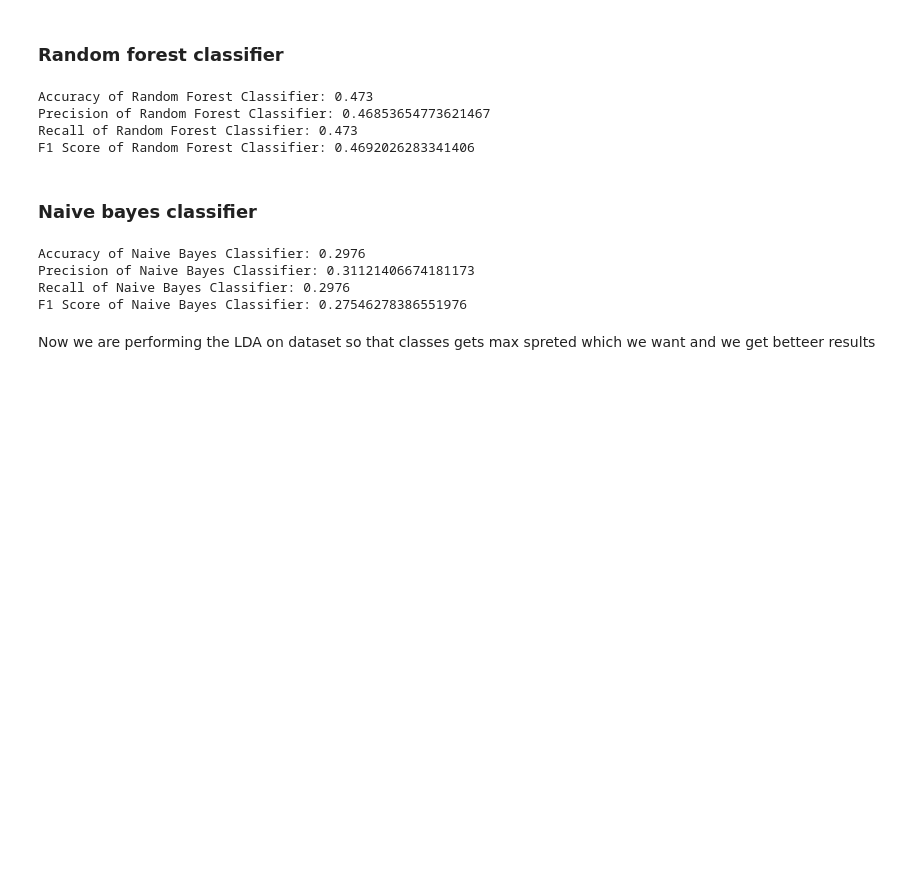
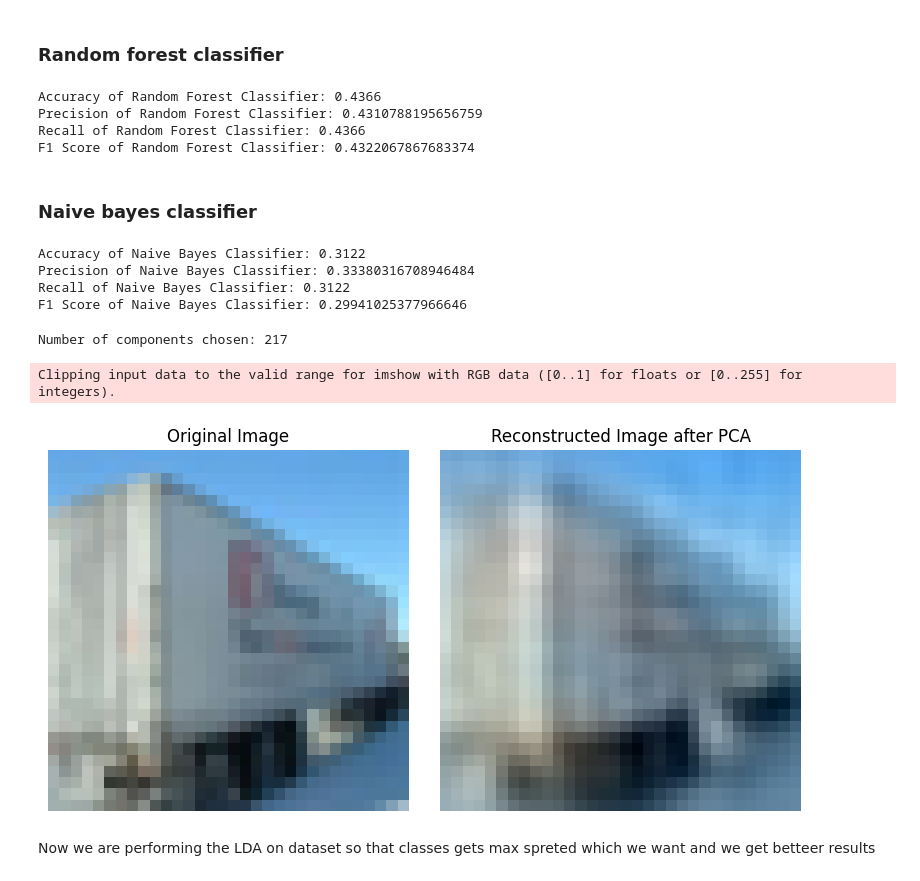
Before and after one commit to b22ee023/prml_object_recognition, a Jupyter notebook: object_recog.ipynb, the cells around one changed output. Drawn from its saved outputs; the diff is of its cells as text; code cells hidden in the pictures; blank space fills up the shorter version.

Commit message:
done PCA and trained the model

```diff
--- a/object_recog.ipynb
+++ b/object_recog.ipynb
@@ -79,17 +79,17 @@ Data Normalisation
 # Flattening is typically done as traditional ml models require input in 2-d format
 # more on the 2-d format - each row represents a single sample (image) and each column represents a feature (pixel).
 print(f"here is X_train's shape before Flattening \n{X_train.shape}")
-X_train = X_train.reshape(X_train.shape[0], -1)
-X_test = X_test.reshape(X_test.shape[0], -1)
+X_train_flat = X_train.reshape(X_train.shape[0], -1)
+X_test_flat = X_test.reshape(X_test.shape[0], -1)
 
-print(f"here is X_train's shape after Flattening \n{X_train.shape}")
+print(f"here is X_train's shape after Flattening \n{X_train_flat.shape}")
 # As the pixel values in rgb channel of feature set range from 0-255 we are scaling it down to 0.0-1.0
 
-min_value = np.min(X_train)
-max_value = np.max(X_train)
+min_value = np.min(X_train_flat)
+max_value = np.max(X_train_flat)
 # Perform min-max normalization
-X_train_normalized = (X_train - min_value) / (max_value - min_value)
-X_test_normalized = (X_test - min_value) / (max_value - min_value)
+X_train_normalized = (X_train_flat - min_value) / (max_value - min_value)
+X_test_normalized = (X_test_flat - min_value) / (max_value - min_value)
 # %% [output]
 here is X_train's shape before Flattening
 (50000, 32, 32, 3)
@@ -199,10 +193,10 @@ print("Precision of Random Forest Classifier:", precision_random_forest)
 print("Recall of Random Forest Classifier:", recall_random_forest)
 print("F1 Score of Random Forest Classifier:", f1_random_forest)
 # %% [output]
-Accuracy of Random Forest Classifier: 0.473
-Precision of Random Forest Classifier: 0.46853654773621467
-Recall of Random Forest Classifier: 0.473
-F1 Score of Random Forest Classifier: 0.4692026283341406
+Accuracy of Random Forest Classifier: 0.4366
+Precision of Random Forest Classifier: 0.4310788195656759
+Recall of Random Forest Classifier: 0.4366
+F1 Score of Random Forest Classifier: 0.4322067867683374
 # %% [markdown]
 ### Naive bayes classifier
 # %%
@@ -224,10 +218,46 @@ print("Precision of Naive Bayes Classifier:", precision_naive_bayes)
 print("Recall of Naive Bayes Classifier:", recall_naive_bayes)
 print("F1 Score of Naive Bayes Classifier:", f1_naive_bayes)
 # %% [output]
-Accuracy of Naive Bayes Classifier: 0.2976
-Precision of Naive Bayes Classifier: 0.31121406674181173
-Recall of Naive Bayes Classifier: 0.2976
-F1 Score of Naive Bayes Classifier: 0.27546278386551976
+Accuracy of Naive Bayes Classifier: 0.3122
+Precision of Naive Bayes Classifier: 0.33380316708946484
+Recall of Naive Bayes Classifier: 0.3122
+F1 Score of Naive Bayes Classifier: 0.29941025377966646
+# %%
+from sklearn.decomposition import PCA
+# Apply PCA
+pca = PCA(n_components=0.95)  # retain 95% of the variance
+x_train_pca = pca.fit_transform(X_train_normalized)
+x_test_pca = pca.transform(X_test_normalized)
+
+n_components_chosen = pca.n_components_
+print("Number of components chosen:", n_components_chosen)
+# %% [output]
+Number of components chosen: 217
+# %%
+reconstructed_image = pca.inverse_transform(x_train_pca[15])
+original_dimensions = X_train[15].shape
+reconstructed_image = reconstructed_image.reshape(original_dimensions)
+
+# Plot the original and reconstructed images
+plt.figure(figsize=(8, 4))
+
+# Original Image
+plt.subplot(1, 2, 1)
+plt.imshow(X_train[15])
+plt.title('Original Image')
+plt.axis('off')
+
+# Reconstructed Image
+plt.subplot(1, 2, 2)
+plt.imshow(reconstructed_image)
+plt.title('Reconstructed Image after PCA')
+plt.axis('off')
+
+plt.tight_layout()
+plt.show()
+# %% [output]
+Clipping input data to the valid range for imshow with RGB data ([0..1] for floats or [0..255] for integers).
+[figure, added]
 # %% [markdown]
 Now we are performing the LDA on dataset so that classes gets max spreted which we want and we get betteer results
 # %%
```
Also changed, not shown: parts of 13 cells of this notebook.
